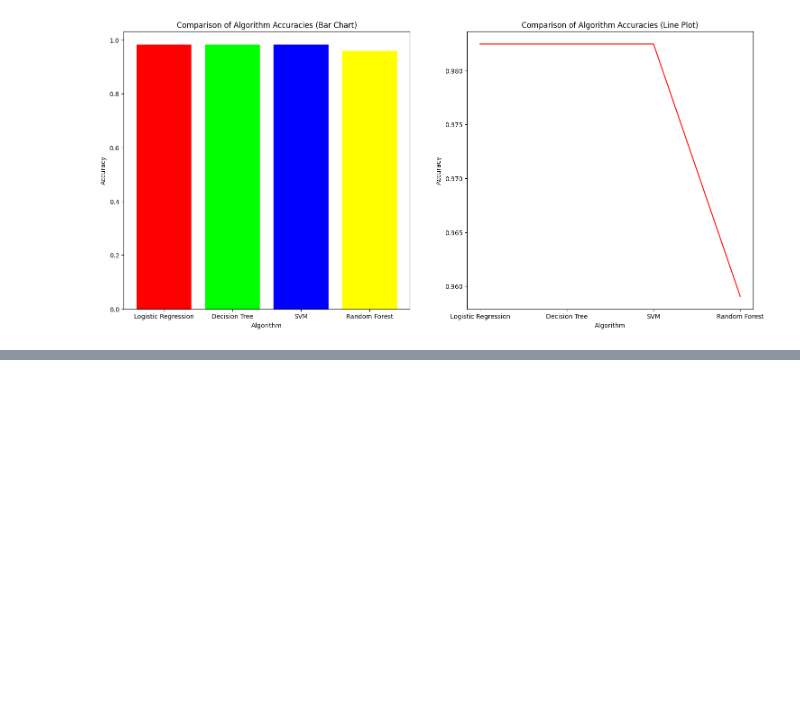
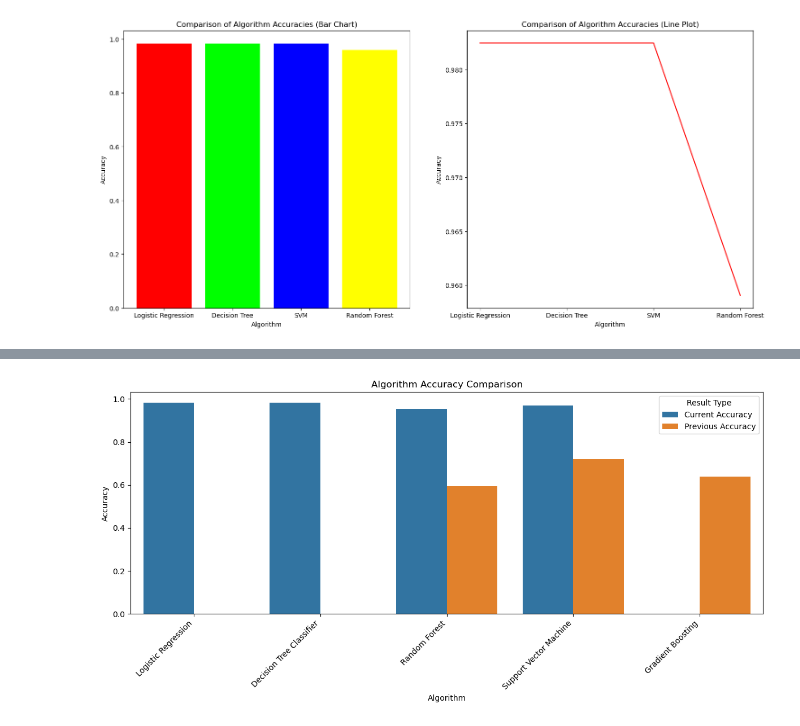
Before and after one commit to shrprabh/Breast-Cancer-Prediction-System-Utilizing-Machine-Learning-Algorithms-Group-15, a Jupyter notebook: Breast_Cancer_Prediction_Project.ipynb, the cells around one changed output, grey strips where cells are left out. Drawn from its saved outputs; the diff is of its cells as text; code cells hidden in the pictures; blank space fills up the shorter version.

Commit message:
adding comparison results and implementation for gradient booasting

```diff
--- a/Breast_Cancer_Prediction_Project.ipynb
+++ b/Breast_Cancer_Prediction_Project.ipynb
@@ -604,0 +772,20 @@ plt.show()
+# %%
+# Melt the DataFrame to long format for plotting
+melted_df = comparison_df.melt(id_vars='Algorithm', value_vars=['Current Accuracy', 'Previous Accuracy'],
+                               var_name='Type', value_name='Accuracy')
+
+# Define a color palette that alternates colors
+palette = {'Current Accuracy': '#1f77b4', 'Previous Accuracy': '#ff7f0e'}
+
+# Plotting
+plt.figure(figsize=(12, 6))
+sns.barplot(data=melted_df, x='Algorithm', y='Accuracy', hue='Type', palette=palette)
+plt.title('Algorithm Accuracy Comparison')
+plt.xlabel('Algorithm')
+plt.ylabel('Accuracy')
+plt.xticks(rotation=45, ha='right')
+plt.legend(title='Result Type')
+plt.tight_layout()
+plt.show()
+# %% [output]
+[figure, added]
```
Also changed, not shown: parts of 27 cells of this notebook.
